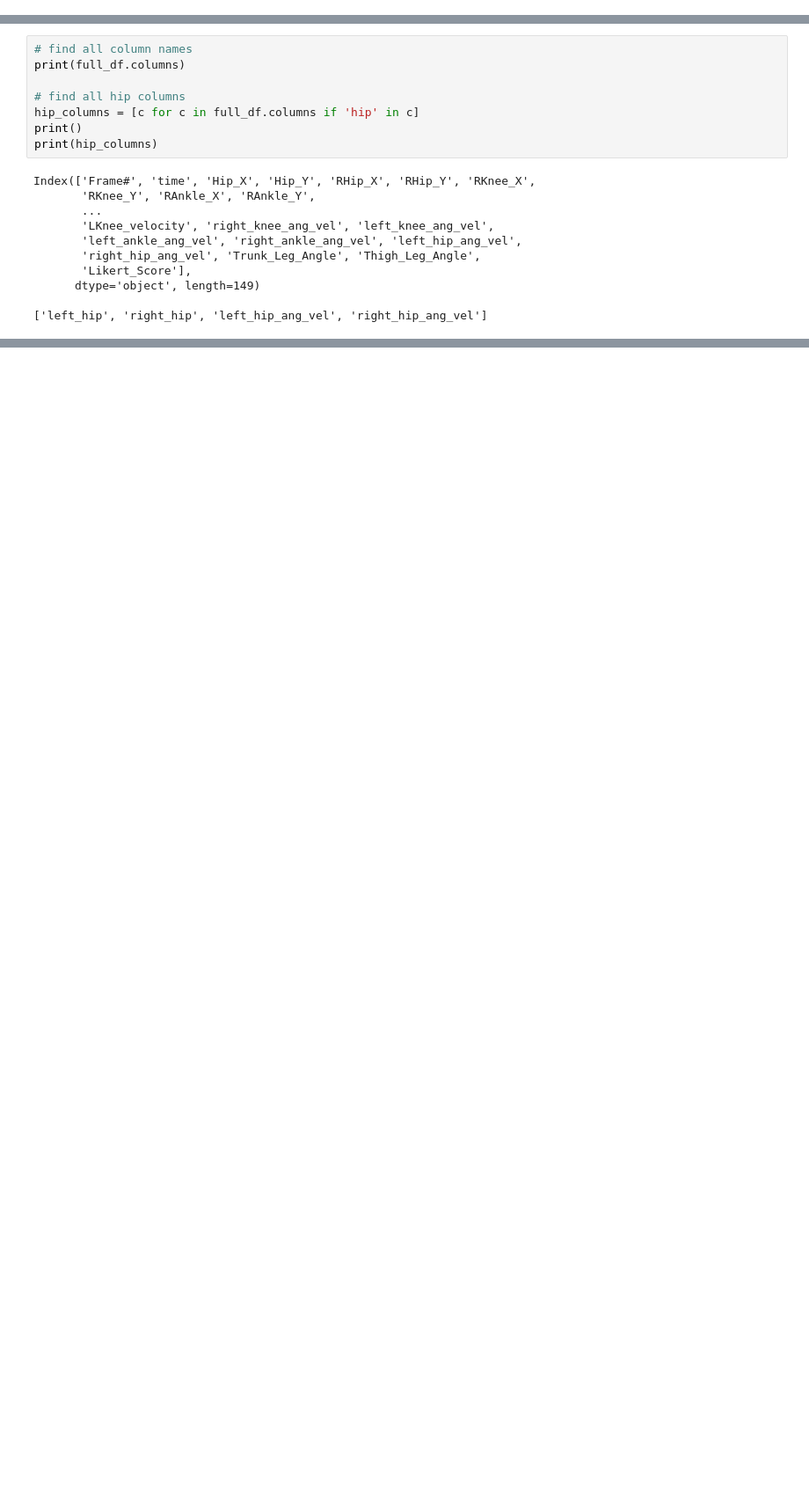
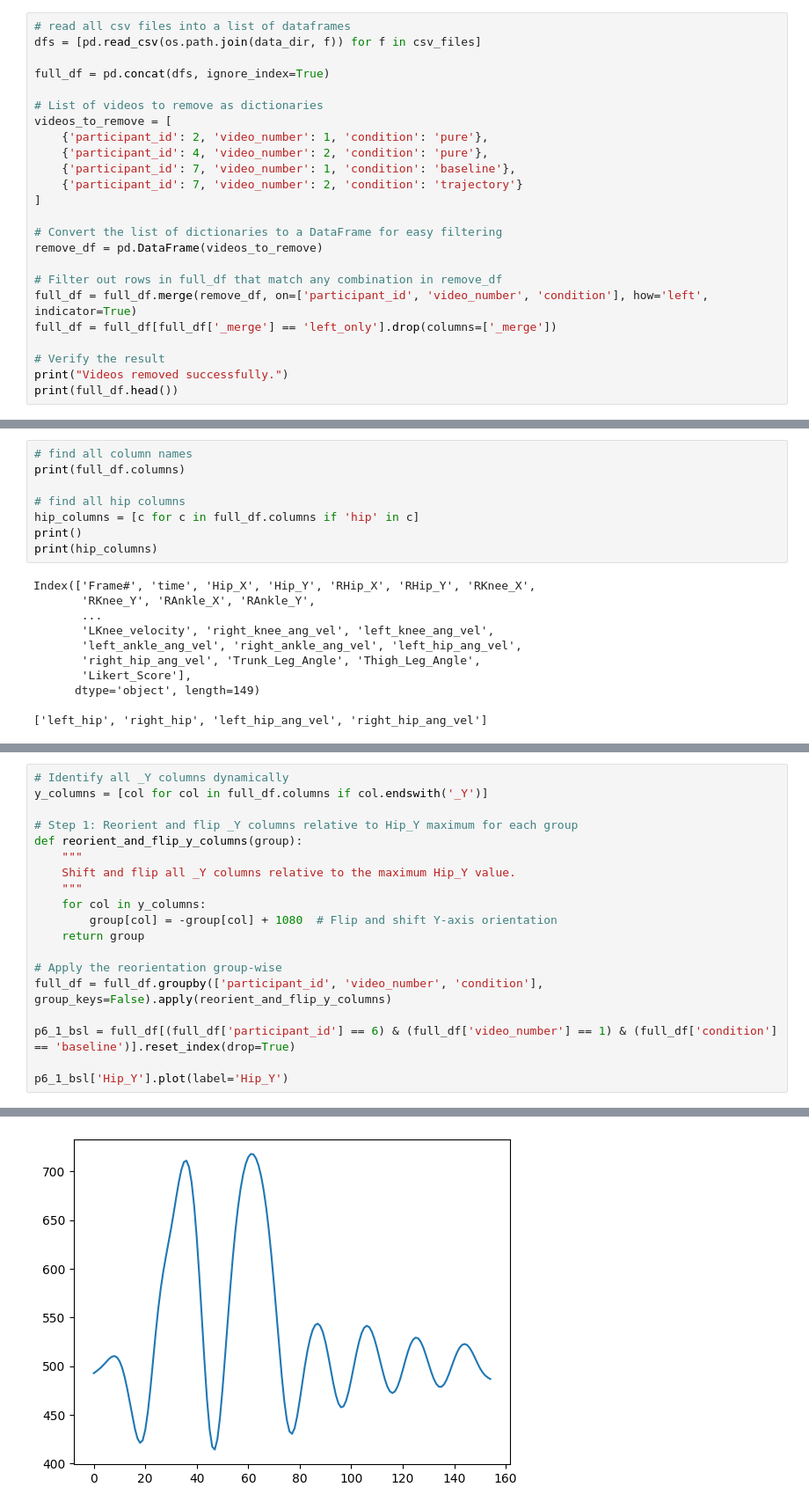
Before and after one commit to Niels-Engedal/GymTracker, a Jupyter notebook: Scripts/experiment_analysis.ipynb, the cells around one changed output, grey strips where cells are left out. Shown at 88% size. Cells and saved outputs as stored; diff of their text form; blank space fills up the shorter version.

```diff
--- a/Scripts/experiment_analysis.ipynb
+++ b/Scripts/experiment_analysis.ipynb
@@ -33,0 +30,24 @@ full_df = pd.concat(dfs, ignore_index=True)
+# %%
+# read all csv files into a list of dataframes
+dfs = [pd.read_csv(os.path.join(data_dir, f)) for f in csv_files]
+
+full_df = pd.concat(dfs, ignore_index=True)
+
+# List of videos to remove as dictionaries
+videos_to_remove = [
+    {'participant_id': 2, 'video_number': 1, 'condition': 'pure'},
+    {'participant_id': 4, 'video_number': 2, 'condition': 'pure'},
+    {'participant_id': 7, 'video_number': 1, 'condition': 'baseline'},
+    {'participant_id': 7, 'video_number': 2, 'condition': 'trajectory'}
+]
+
+# Convert the list of dictionaries to a DataFrame for easy filtering
+remove_df = pd.DataFrame(videos_to_remove)
+
+# Filter out rows in full_df that match any combination in remove_df
+full_df = full_df.merge(remove_df, on=['participant_id', 'video_number', 'condition'], how='left', indicator=True)
+full_df = full_df[full_df['_merge'] == 'left_only'].drop(columns=['_merge'])
+
+# Verify the result
+print("Videos removed successfully.")
+print(full_df.head())
@@ -62,0 +181,20 @@ Index(['Frame#', 'time', 'Hip_X', 'Hip_Y', 'RHip_X', 'RHip_Y', 'RKnee_X',
+# %%
+# Identify all _Y columns dynamically
+y_columns = [col for col in full_df.columns if col.endswith('_Y')]
+
+# Step 1: Reorient and flip _Y columns relative to Hip_Y maximum for each group
+def reorient_and_flip_y_columns(group):
+    """
+    Shift and flip all _Y columns relative to the maximum Hip_Y value.
+    """
+    for col in y_columns:
+        group[col] = -group[col] + 1080  # Flip and shift Y-axis orientation
+    return group
+
+# Apply the reorientation group-wise
+full_df = full_df.groupby(['participant_id', 'video_number', 'condition'], group_keys=False).apply(reorient_and_flip_y_columns)
+
+p6_1_bsl = full_df[(full_df['participant_id'] == 6) & (full_df['video_number'] == 1) & (full_df['condition'] == 'baseline')].reset_index(drop=True)
+
+p6_1_bsl['Hip_Y'].plot(label='Hip_Y')
+# %% [output]
@@ -62,0 +202 @@ Index(['Frame#', 'time', 'Hip_X', 'Hip_Y', 'RHip_X', 'RHip_Y', 'RKnee_X',
+[figure, added]
```
Also changed, not shown: parts of 27 cells of this notebook, 13 other files.
